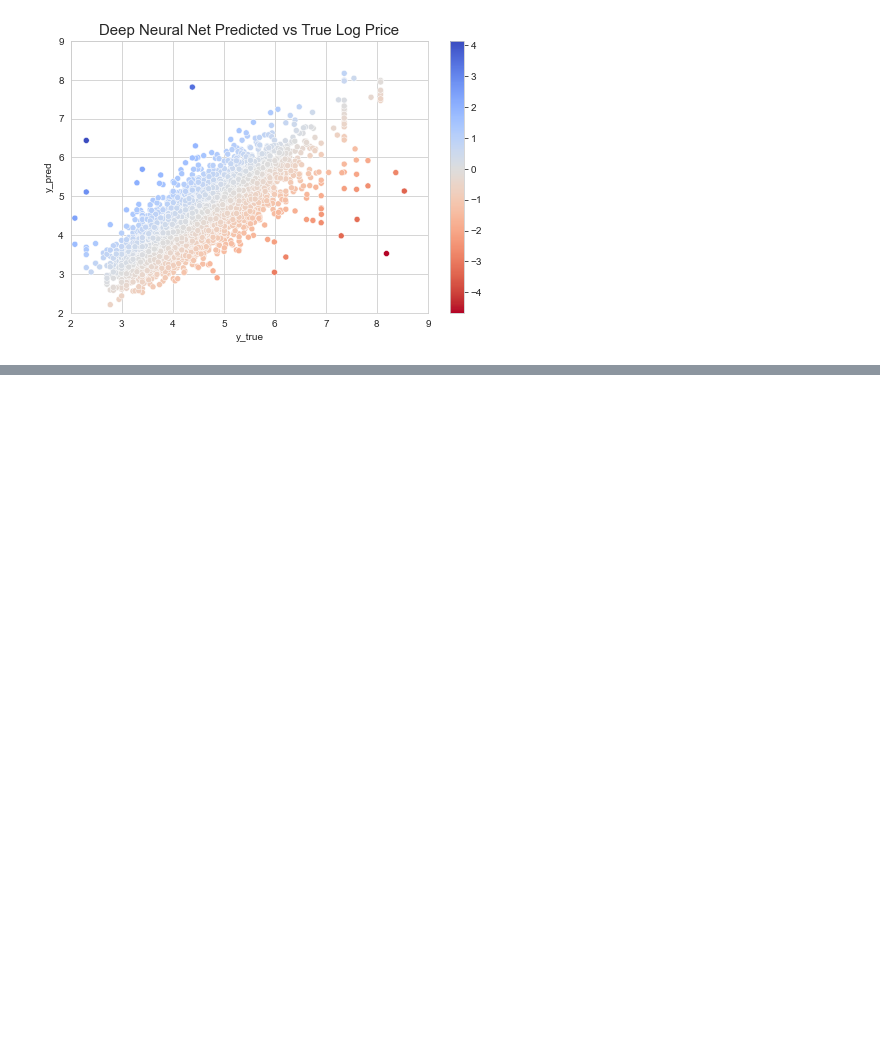
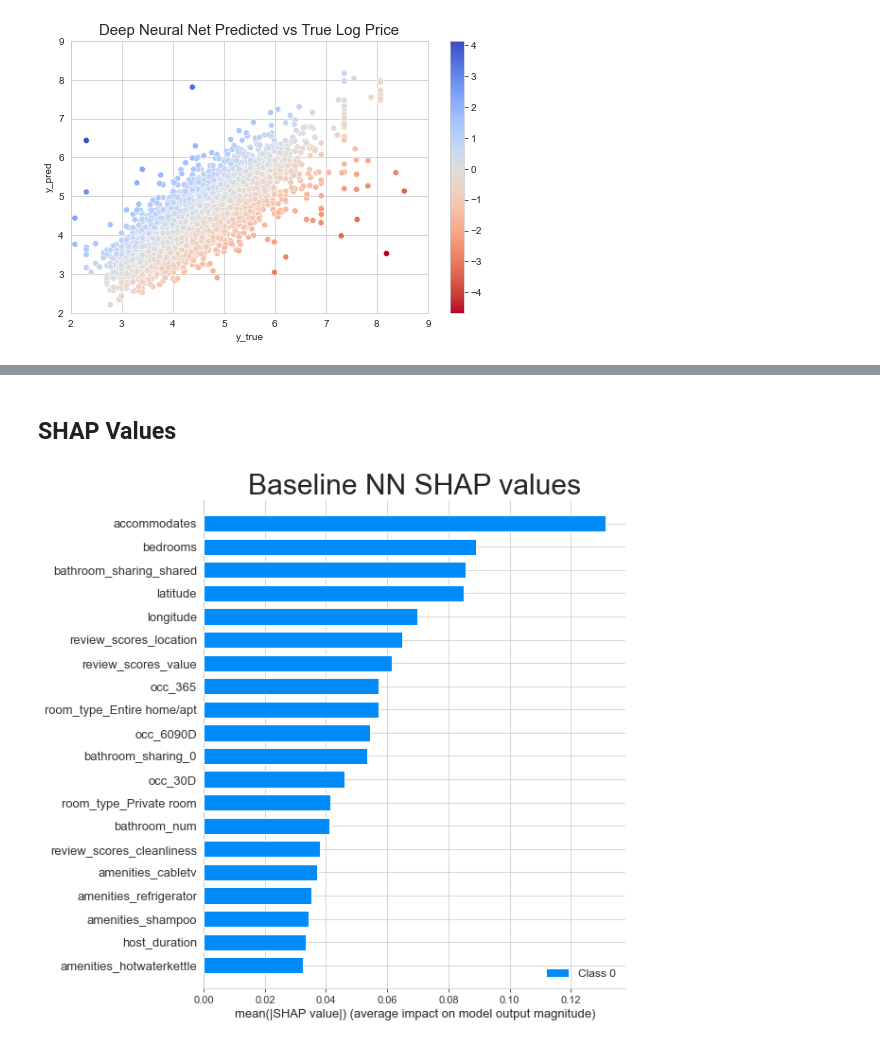
Before and after one commit to skoruthu/airbnb_recommender, a Jupyter notebook: neural_net.ipynb, the cells around one changed output, grey strips where cells are left out. Drawn from its saved outputs; the diff is of its cells as text; code cells hidden in the pictures; blank space fills up the shorter version.

```diff
--- a/neural_net.ipynb
+++ b/neural_net.ipynb
@@ -1098,0 +834,17 @@ Test MSE:  0.2173
+# %%
+X_train_trfm = X_train.drop(['station'],axis=1)
+X_test_trfm = X_test.drop(['station'],axis=1)
+
+X_train_trfm = pd.get_dummies(X_train_trfm, columns=['bathroom_sharing', 'room_type'])
+X_test_trfm = pd.get_dummies(X_test_trfm, columns=['bathroom_sharing', 'room_type'])
+
+cols = X_train_trfm.columns
+
+stdscaler = StandardScaler()
+X_train_trfm = stdscaler.fit_transform(X_train_trfm)
+X_test_trfm = stdscaler.transform(X_test_trfm)
+
+X_train_trfm = pd.DataFrame(X_train_trfm)
+X_train_trfm = X_train_trfm.set_axis(cols, axis=1, inplace=False)
+X_test_trfm = pd.DataFrame(X_test_trfm)
+X_test_trfm = X_test_trfm.set_axis(cols, axis=1, inplace=False)
@@ -1203,0 +1203,2 @@ plt.show()
+# %% [markdown]
+## SHAP Values
@@ -1203,0 +1210,9 @@ plt.show()
+# %%
+explainer = shap.DeepExplainer(model_bl,X_train_trfm[:100])
+shap_values = explainer.shap_values(X_train_trfm.values)
+plt.figure(figsize = (8,5))
+shap.summary_plot(shap_values, X_train_trfm, show=False)
+plt.title("Baseline NN SHAP values",size=30)
+plt.show()
+# %% [output]
+[figure, added]
```
Also changed, not shown: parts of 48 cells of this notebook.
